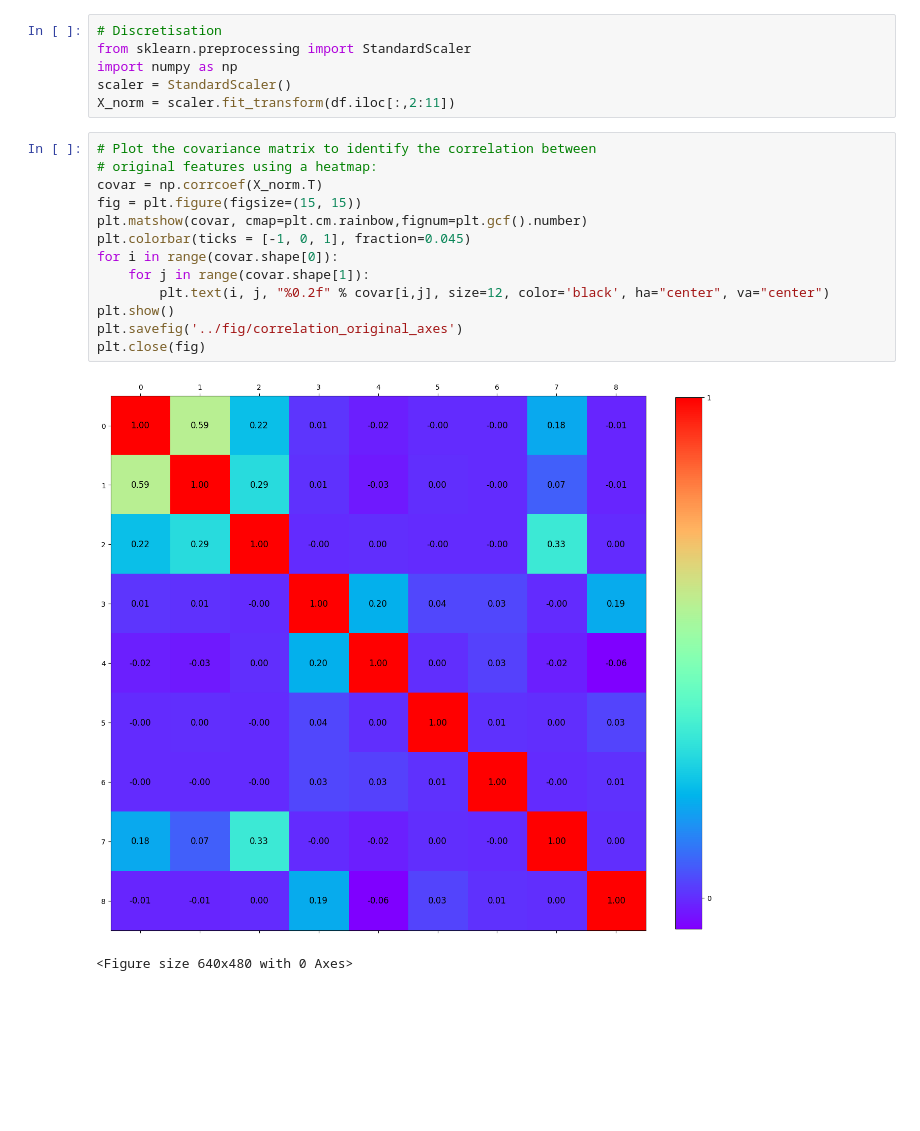
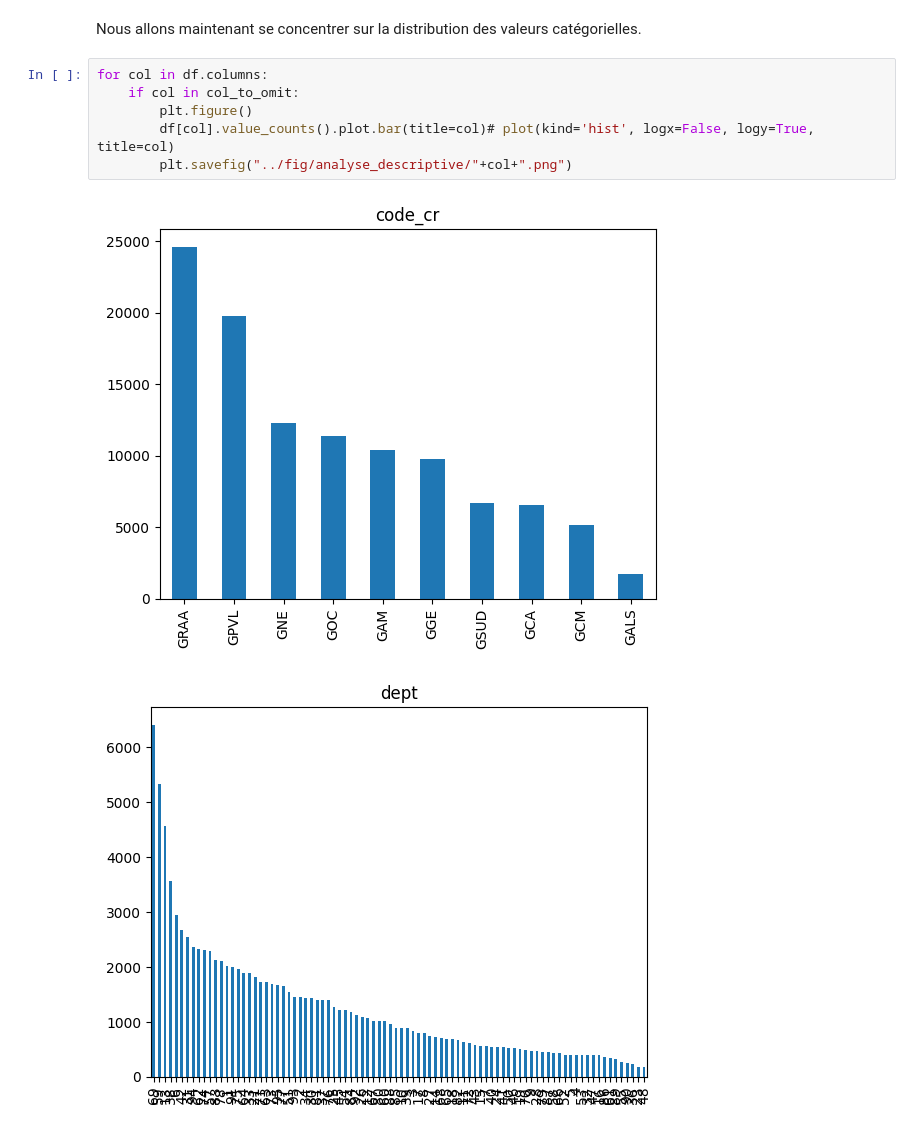
Before and after one commit to iammouadagr/app-bi-Prospect-compagnie-assurances, a Jupyter notebook: src/analyse_descriptive.ipynb, the cells around one changed output. Cells and saved outputs as stored; diff of their text form; blank space fills up the shorter version.

```diff
--- a/src/analyse_descriptive.ipynb
+++ b/src/analyse_descriptive.ipynb
@@ -60,23 +50,12 @@ plt.close(fig)
 <Figure size 640x480 with 0 Axes>
-# %%
-# Discretisation
-from sklearn.preprocessing import StandardScaler
-import numpy as np
-scaler = StandardScaler()
-X_norm = scaler.fit_transform(df.iloc[:,2:11])
-# %%
-# Plot the covariance matrix to identify the correlation between
-# original features using a heatmap:
-covar = np.corrcoef(X_norm.T)
-fig = plt.figure(figsize=(15, 15))
-plt.matshow(covar, cmap=plt.cm.rainbow,fignum=plt.gcf().number)
-plt.colorbar(ticks = [-1, 0, 1], fraction=0.045)
-for i in range(covar.shape[0]):
-    for j in range(covar.shape[1]):
-        plt.text(i, j, "%0.2f" % covar[i,j], size=12, color='black', ha="center", va="center")
-plt.show()
-plt.savefig('../fig/correlation_original_axes')
-plt.close(fig)
-# %% [output]
-[figure, removed]
-<Figure size 640x480 with 0 Axes>
+# %% [markdown]
+Nous allons maintenant se concentrer sur la distribution des valeurs catégorielles.
+# %%
+for col in df.columns:
+    if col in col_to_omit:
+        plt.figure()
+        df[col].value_counts().plot.bar(title=col)# plot(kind='hist', logx=False, logy=True, title=col)
+        plt.savefig("../fig/analyse_descriptive/"+col+".png")
+# %% [output]
+[figure, added]
+[figure, added]
```
Also changed, not shown: parts of 11 cells of this notebook.
